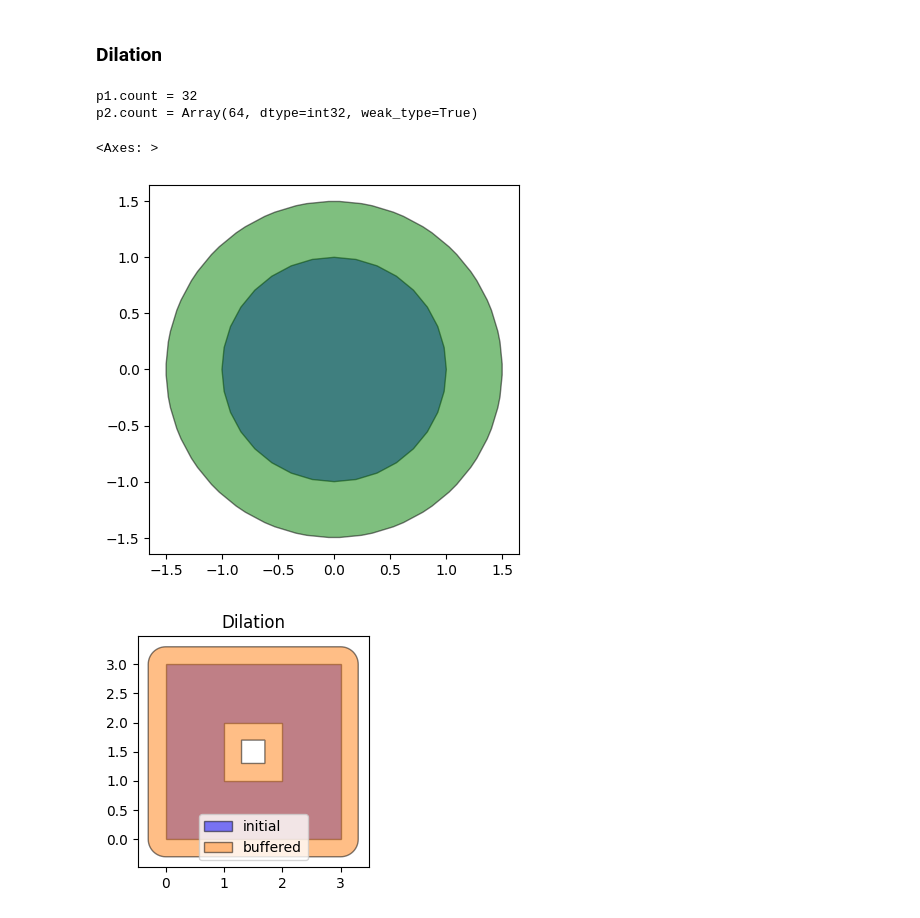
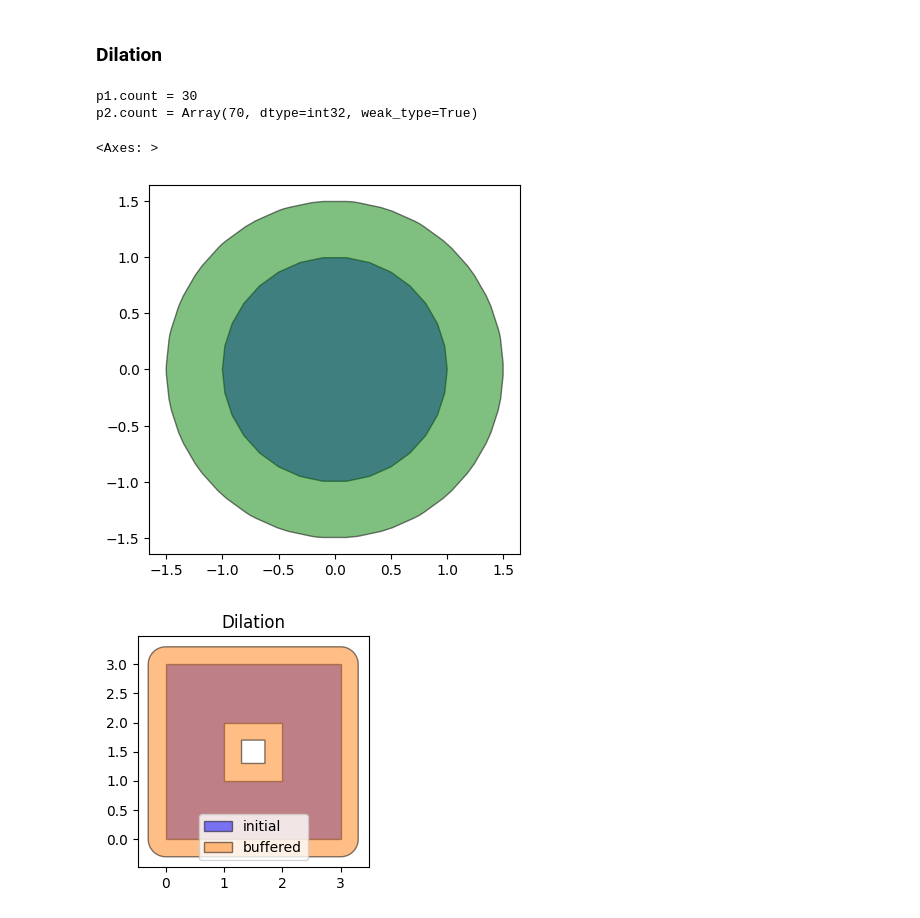
Before and after one commit to seekjim20/dshape, a Jupyter notebook: examples/demo.ipynb, the cells around one changed output. Cells and saved outputs as stored; diff of their text form; code cells hidden in the pictures.

```diff
--- a/examples/demo.ipynb
+++ b/examples/demo.ipynb
@@ -129,16 +129,16 @@ plt.show()
 # %% [markdown]
 ### Dilation
 # %%
-p1 = dshape.geometry.Circle((0, 0), 1.0)
+p1 = dshape.geometry.Polygon.circle((0, 0), 1.0)
 print(f'{p1.count = }')
 p2 = p1.buffer(0.5)
 print(f'{p2.count = }')
 fig, ax = plt.subplots()
 p1.plot(ax=ax, color='blue')
 p2.plot(ax=ax, color='green')
 # %% [output]
-p1.count = 32
-p2.count = Array(64, dtype=int32, weak_type=True)
+p1.count = 30
+p2.count = Array(70, dtype=int32, weak_type=True)
 <Axes: >
-[figure, old version]
+[figure, new version]
 # %%
```
Also changed, not shown: parts of 16 cells of this notebook, 7 other files.
